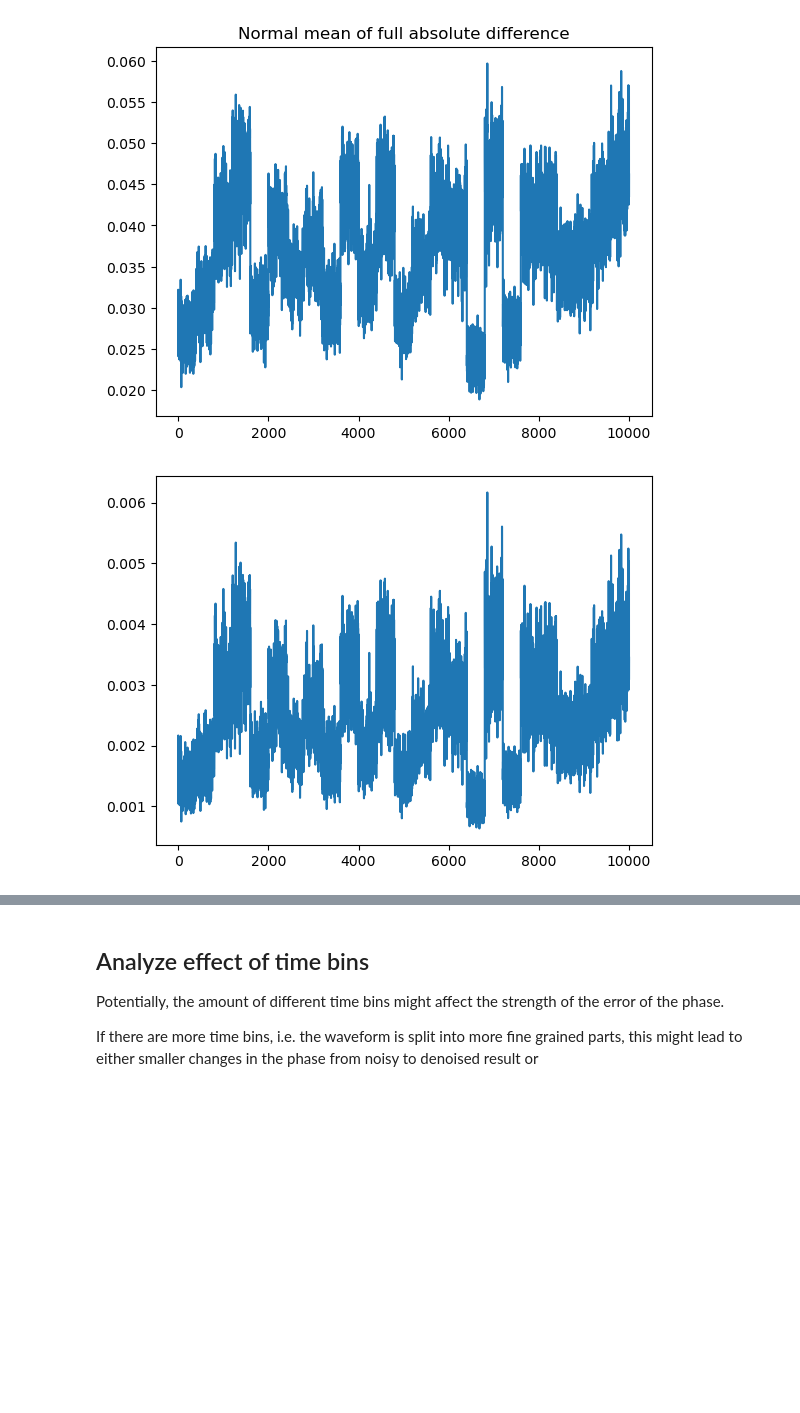
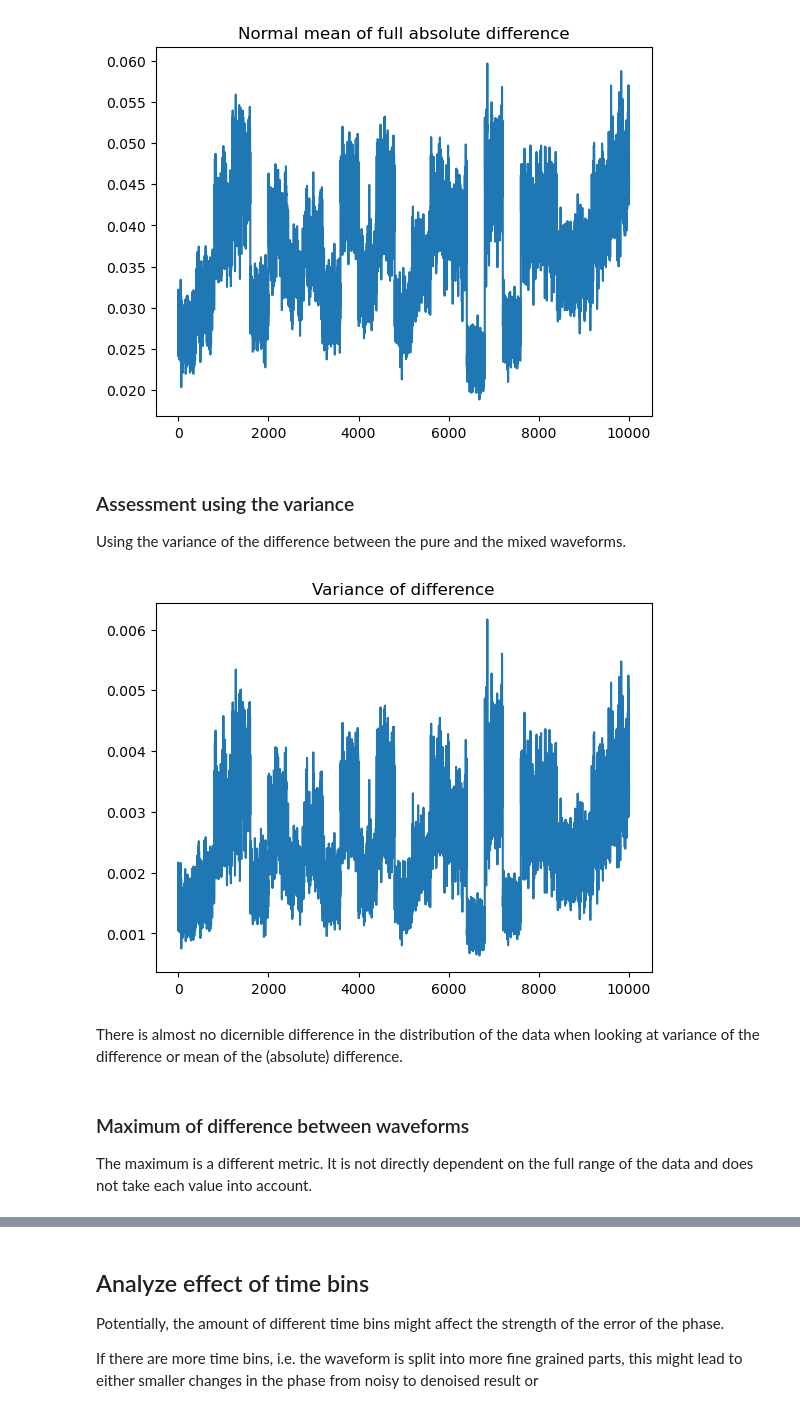
Before and after one commit to alexmundt/waveform-stft-denoise, a Jupyter notebook: Testing - Phase Differences.ipynb, the cells around one changed output, grey strips where cells are left out. Saved outputs shown, nothing was run; the diff lists cells and outputs as text; code cells hidden in the pictures; blank space fills up the shorter version.

```diff
--- a/Testing - Phase Differences.ipynb
+++ b/Testing - Phase Differences.ipynb
@@ -167,12 +172,21 @@ plt.plot(absolute_difference.mean(axis=1))
 plt.show()
 # %% [output]
 [figure]
+# %% [markdown]
+### Assessment using the variance
+Using the variance of the difference between the pure and the mixed waveforms.
 # %%
 var_diff = np.var(diff_mixed_pure, axis=1)
 # %%
 plt.plot(var_diff)
+plt.title("Variance of difference")
 plt.show()
 # %% [output]
-[figure, old version]
+[figure, new version]
+# %% [markdown]
+There is almost no dicernible difference in the distribution of the data when looking at variance of the difference or mean of the (absolute) difference.
+# %% [markdown]
+### Maximum of difference between waveforms
+The maximum is a different metric. It is not directly dependent on the full range of the data and does not take each value into account.
 # %%
 plt.plot(np.max(diff_mixed_pure, axis=1))
```
Also changed, not shown: parts of 10 cells of this notebook.
